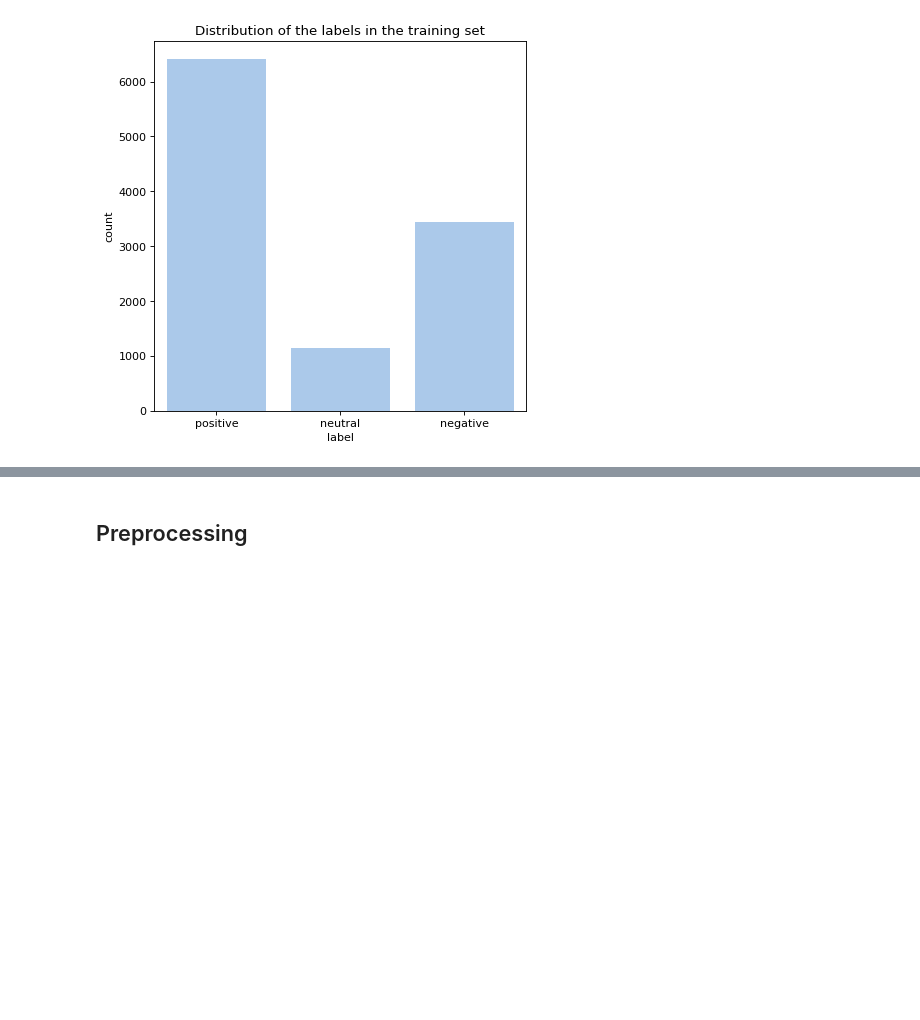
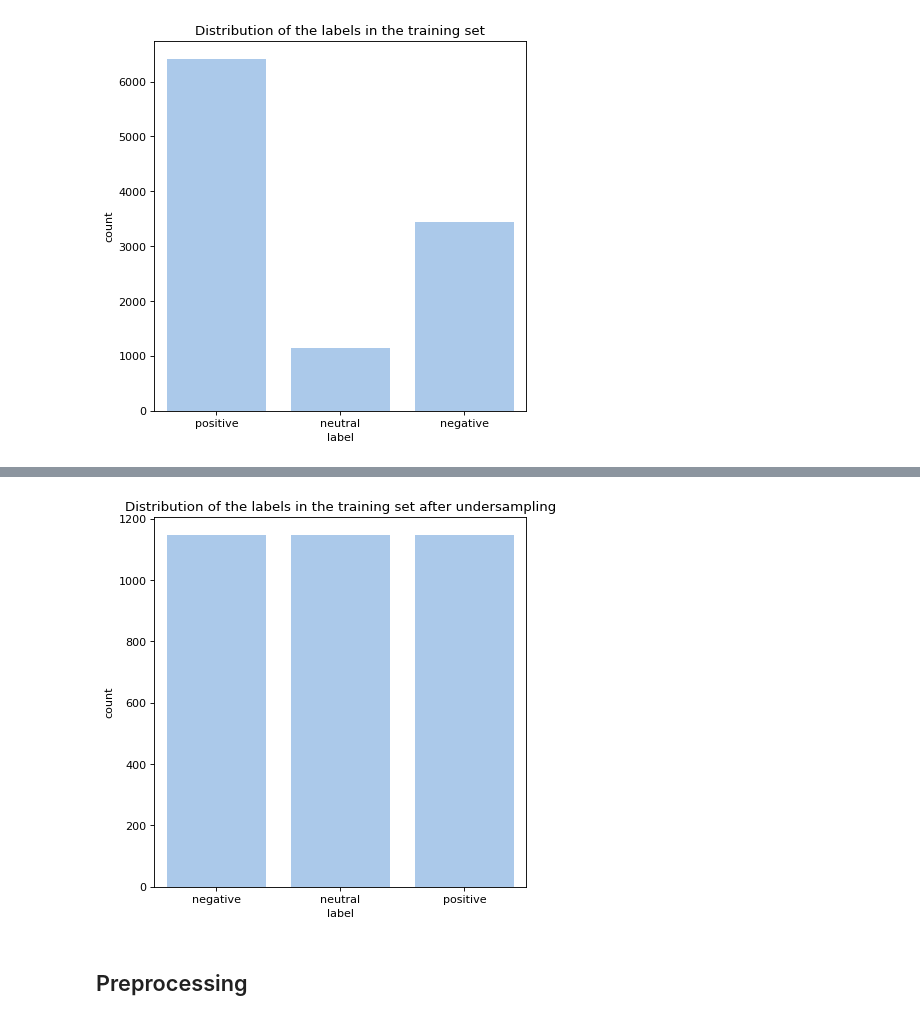
Before and after one commit to NerbFox/text-classification-nlp, a Jupyter notebook: model.ipynb, the cells around one changed output, grey strips where cells are left out. Cells and saved outputs as stored; diff of their text form; code cells hidden in the pictures; blank space fills up the shorter version.

```diff
--- a/model.ipynb
+++ b/model.ipynb
@@ -69,12 +73,16 @@ X_train_oversample = X_train_oversample["text"]
 # %%
 # solve the problem of class imbalance with undersampling
 
 rus = RandomUnderSampler(random_state=0)
 X_train_undersample, y_train_undersample = rus.fit_resample(pd.DataFrame(X_train), pd.DataFrame(y_train))
 
 # Graph of the distribution of the labels after solving the problem of class imbalance
 y_train_undersample = y_train_undersample["label"]
 X_train_undersample = X_train_undersample["text"]
+
+plot_distribution(y_train_undersample, 'Distribution of the labels in the training set after undersampling')
+# %% [output]
+[figure, added]
 # %% [markdown]
 ## Preprocessing
 # %%
```
Also changed, not shown: parts of 12 cells of this notebook, 5 other files.
